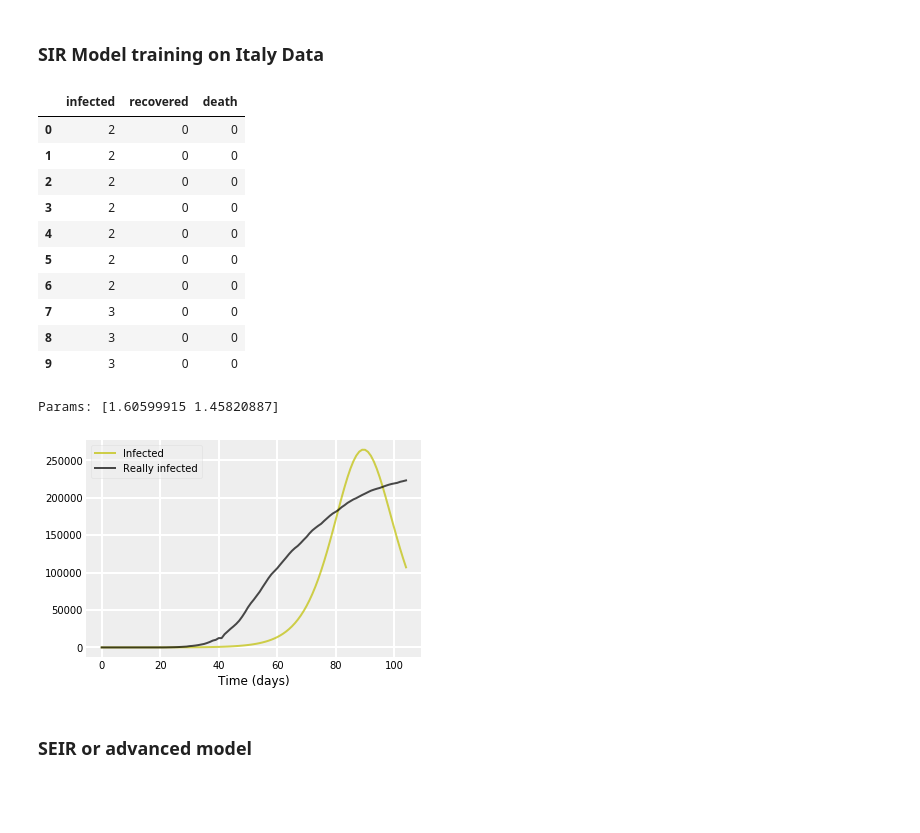
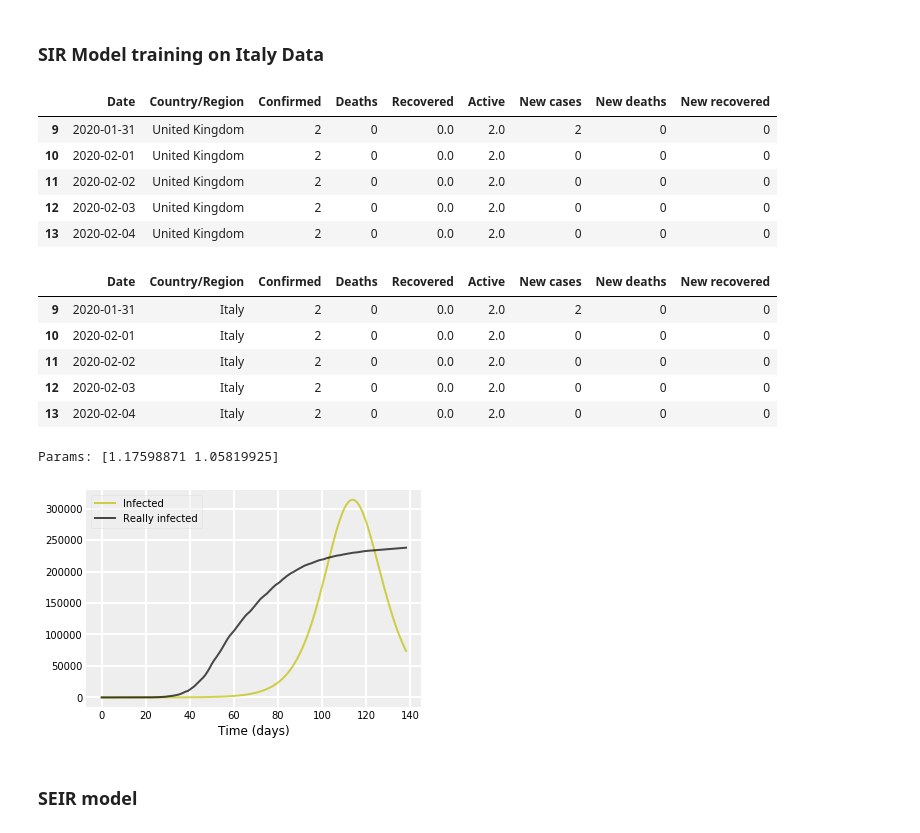
Before and after one commit to klchai/ML_COVID-19, a Jupyter notebook: ML_COVID-19.ipynb, the cells around one changed output. Saved outputs shown, nothing was run; the diff lists cells and outputs as text; code cells hidden in the pictures; blank space fills up the shorter version.

Commit message:
Update data and SEIR

```diff
--- a/ML_COVID-19.ipynb
+++ b/ML_COVID-19.ipynb
@@ -315,33 +317,38 @@ plt.show()
+# %%
+uk = load_UK()
+uk.head()
+# %% [output]
+|  | Date | Country/Region | Confirmed | Deaths | Recovered | Active | New cases | New deaths | New recovered |
+| 9 | 2020-01-31 | United Kingdom | 2 | 0 | 0.0 | 2.0 | 2 | 0 | 0 |
+| 10 | 2020-02-01 | United Kingdom | 2 | 0 | 0.0 | 2.0 | 0 | 0 | 0 |
+| 11 | 2020-02-02 | United Kingdom | 2 | 0 | 0.0 | 2.0 | 0 | 0 | 0 |
+| 12 | 2020-02-03 | United Kingdom | 2 | 0 | 0.0 | 2.0 | 0 | 0 | 0 |
+| 13 | 2020-02-04 | United Kingdom | 2 | 0 | 0.0 | 2.0 | 0 | 0 | 0 |
 # %%
 italy = load_italy()
-italy.head(5)
+italy.head()
 # %% [output]
-|  | infected | recovered | death |
-| 0 | 2 | 0 | 0 |
-| 1 | 2 | 0 | 0 |
-| 2 | 2 | 0 | 0 |
-| 3 | 2 | 0 | 0 |
-| 4 | 2 | 0 | 0 |
-| 5 | 2 | 0 | 0 |
-| 6 | 2 | 0 | 0 |
-| 7 | 3 | 0 | 0 |
-| 8 | 3 | 0 | 0 |
-| 9 | 3 | 0 | 0 |
+|  | Date | Country/Region | Confirmed | Deaths | Recovered | Active | New cases | New deaths | New recovered |
+| 9 | 2020-01-31 | Italy | 2 | 0 | 0.0 | 2.0 | 2 | 0 | 0 |
+| 10 | 2020-02-01 | Italy | 2 | 0 | 0.0 | 2.0 | 0 | 0 | 0 |
+| 11 | 2020-02-02 | Italy | 2 | 0 | 0.0 | 2.0 | 0 | 0 | 0 |
+| 12 | 2020-02-03 | Italy | 2 | 0 | 0.0 | 2.0 | 0 | 0 | 0 |
+| 13 | 2020-02-04 | Italy | 2 | 0 | 0.0 | 2.0 | 0 | 0 | 0 |
 # %%
 t=range(italy.shape[0])
 N = 60_485_321
-I=italy["infected"].to_numpy()
+I=italy["Confirmed"].to_numpy()
 sir=SIRModel()
 params=sir.fit(t,N,I)
 print("Params:",params)
-S, I, R = sir.res(t,N,I)
+S_n, I_n, R_n = sir.res(t,N,I)
 # %% [output]
-Params: [1.60599915 1.45820887]
+Params: [1.17598871 1.05819925]
 # %%
 def plottest(t, I, test):
     f, ax = plt.subplots(1,1)
     ax.plot(t, I, 'y', alpha=0.7, linewidth=2, label='Infected')
-    ax.plot(t,test["infected"],'k', alpha=0.7, lw=2, label='Really infected')
+    ax.plot(t,test["Confirmed"],'k', alpha=0.7, lw=2, label='Really infected')
     ax.set_xlabel('Time (days)')
 
     ax.yaxis.set_tick_params(length=0)
@@ -353,10 +360,10 @@ def plottest(t, I, test):
         ax.spines[spine].set_visible(False)
     plt.show()
 # %%
-plottest(t, I, italy)
+plottest(t, I_n, italy)
 # %% [output]
-[figure, old version]
+[figure, new version]
 # %% [markdown]
-### SEIR or advanced model
+### SEIR model
 # %%
 df_italy = load_italy()
```
Also changed, not shown: parts of 9 cells of this notebook, 5 other files.
